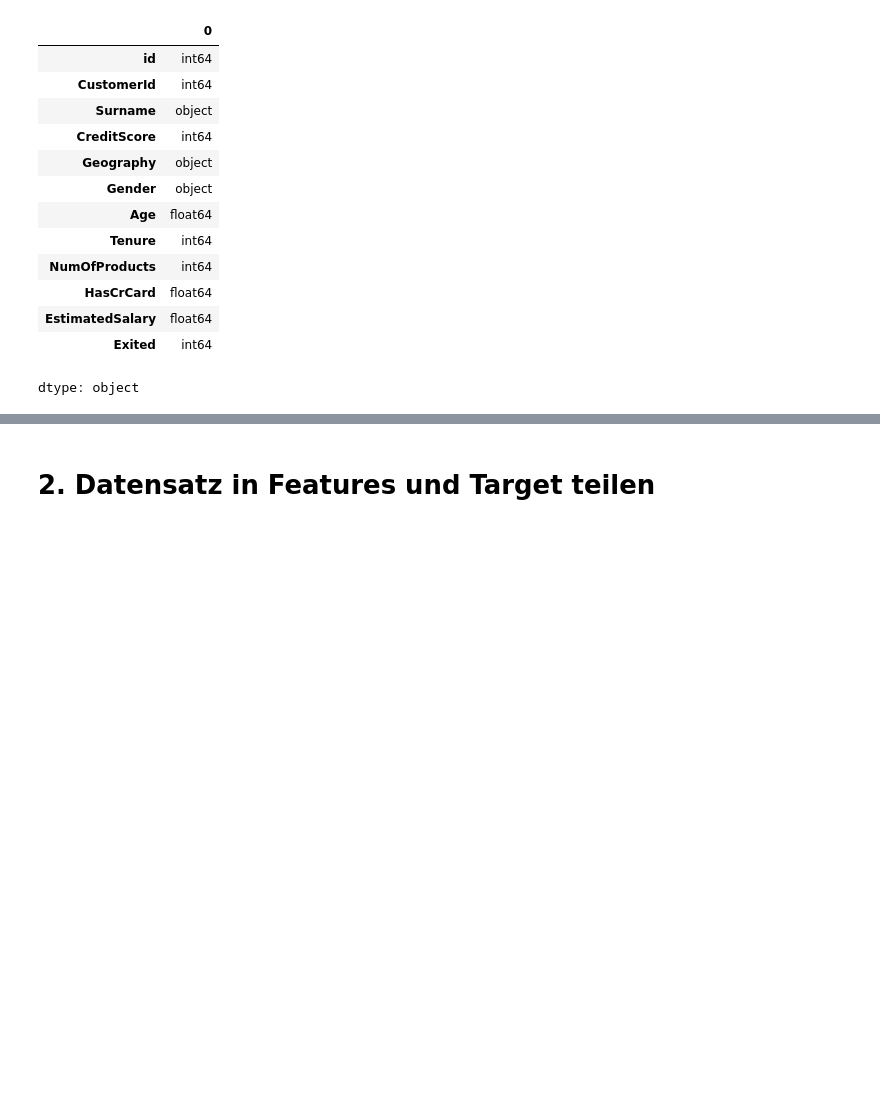
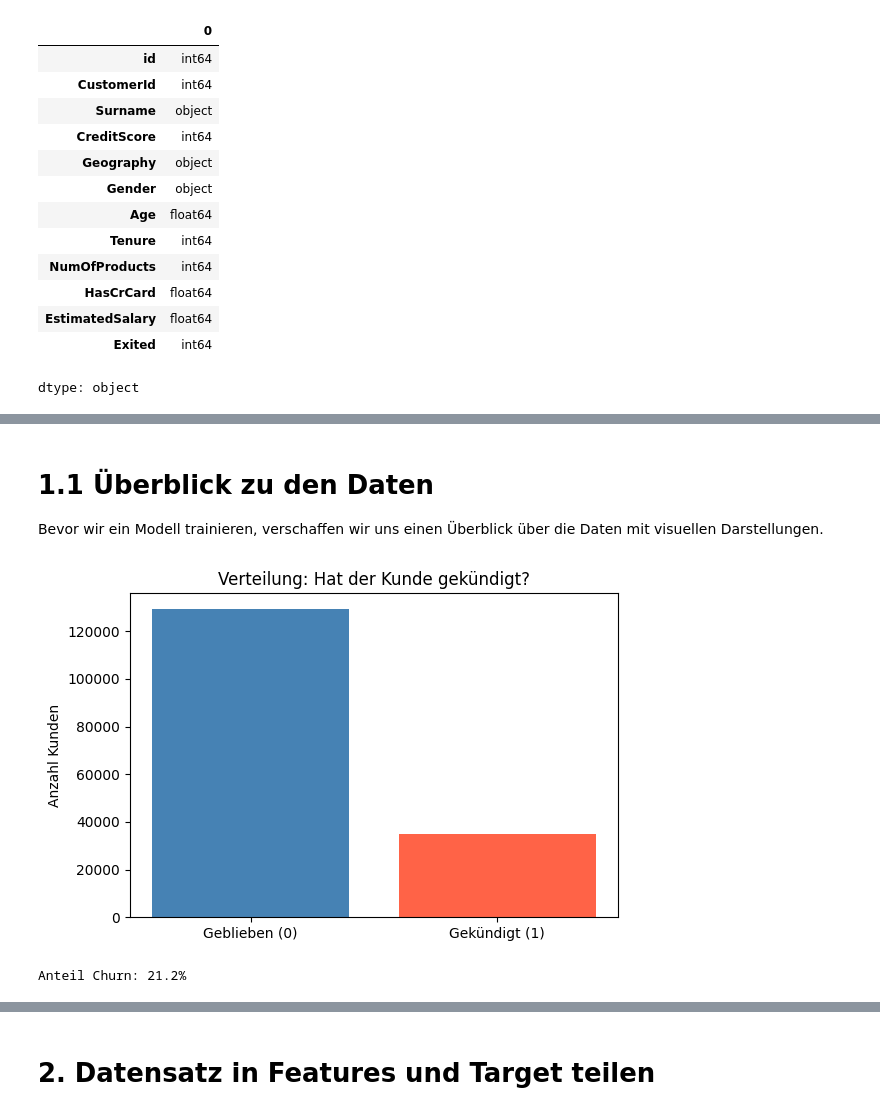
Before and after one commit to Oskar1324/churn-prediction-project, a Jupyter notebook: churn_project_1.ipynb, the cells around one changed output, grey strips where cells are left out. Drawn from its saved outputs; the diff is of its cells as text; code cells hidden in the pictures; blank space fills up the shorter version.

```diff
--- a/churn_project_1.ipynb
+++ b/churn_project_1.ipynb
@@ -52,3 +52,25 @@ data.describe()
 | 50% | 82928.500000 | 1.569016e+07 | 659.000000 | 37.000000 | 5.000000 | 2.000000 | 1.000000 | 117946.300000 | ... |
 | 75% | 123980.750000 | 1.575682e+07 | 710.000000 | 42.000000 | 7.000000 | 2.000000 | 1.000000 | 155126.037500 | ... |
 | max | 165033.000000 | 1.581569e+07 | 850.000000 | 92.000000 | 10.000000 | 4.000000 | 1.000000 | 199992.480000 | ... |
+# %% [markdown]
+# 1.1 Überblick zu den Daten
+Bevor wir ein Modell trainieren, verschaffen wir uns einen Überblick
+über die Daten mit visuellen Darstellungen.
+# %%
+import matplotlib.pyplot as plt
+
+# Verteilung des Targets: Wie viele Kunden haben gekündigt?
+churn_counts = data["Exited"].value_counts()
+
+plt.figure(figsize=(6, 4))
+plt.bar(["Geblieben (0)", "Gekündigt (1)"], churn_counts.values,
+        color=["steelblue", "tomato"])
+plt.title("Verteilung: Hat der Kunde gekündigt?")
+plt.ylabel("Anzahl Kunden")
+plt.tight_layout()
+plt.show()
+
+print(f"Anteil Churn: {churn_counts[1] / len(data) * 100:.1f}%")
+# %% [output]
+[figure, added]
+Anteil Churn: 21.2%
```
Also changed, not shown: parts of 12 cells of this notebook.
